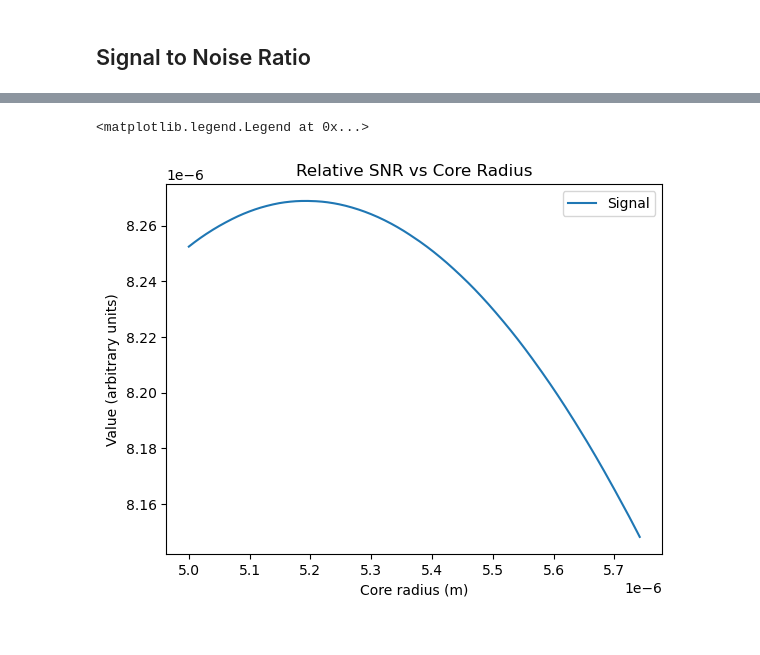
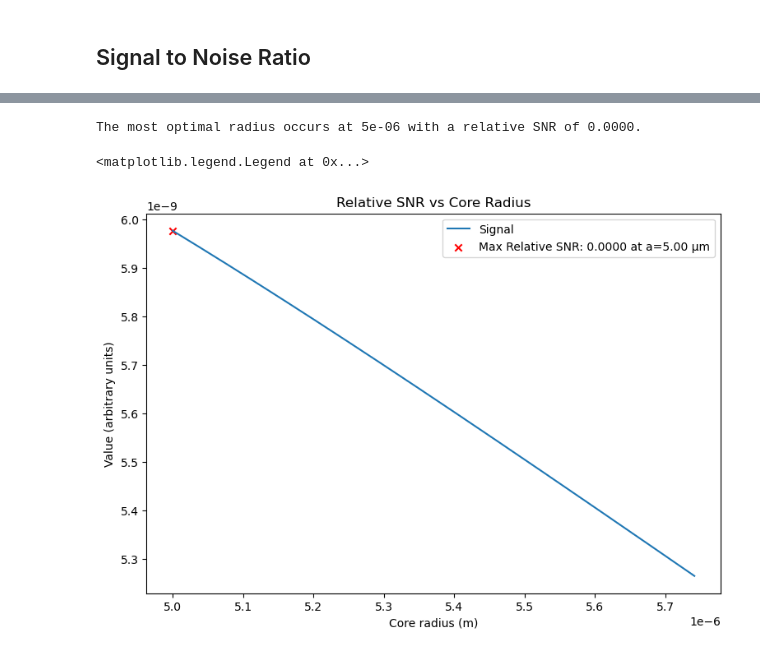
Before and after one commit to TongyueLiu/OH-Suppression-MRes-Project, a Jupyter notebook: SNR tradeoff with high efficiency or larger FOV.ipynb, the cells around one changed output, grey strips where cells are left out. Saved outputs shown, nothing was run; the diff lists cells and outputs as text; code cells hidden in the pictures.

```diff
--- a/SNR tradeoff with high efficiency or larger FOV.ipynb
+++ b/SNR tradeoff with high efficiency or larger FOV.ipynb
@@ -569,12 +541,11 @@ Subclasses:
 # %%
-I_flat = 0.2 # flat intensity of the background noise across the fibre input plane, in normalised units
+I_flat = 1.2 **2 # flat intensity of the background noise across the fibre input plane, in normalised units
 rad_to_arcsec = (180 / np.pi) * 3600 # conversion factor from radians to arcseconds
 
 FOV_array = np.zeros_like(core_radius_range)
 snr_array = np.zeros_like(core_radius_range)
 signal_array = np.zeros_like(core_radius_range)
 background_array = np.zeros_like(core_radius_range)
-
 
 plate_scale_coude = rad_to_arcsec / (F * D_M1) # in arcseconds per meter at the focal plane
 plate_scale_demag = plate_scale_coude / Magnification # in arcseconds per meter at the fibre input plane
@@ -590,7 +561,7 @@ for i, a in enumerate(core_radius_range):
     fibre_rho = np.linspace(0, cladding_radius_max / a, 10000)
     fibre_r = fibre_rho * a
 
-    core_mask = fibre_r <= a # Create a mask for the core region where the fibre can couple light
+    # core_mask = fibre_r <= a # Create a mask for the core region where the fibre can couple light
 
     # Fibre field
     E_smf, I_smf = calculate_electric_field(fibre_rho, X_root, Y_root)
@@ -600,8 +571,10 @@ for i, a in enumerate(core_radius_range):
     # Calculate Field of View for the fibre
     FOV = plate_scale_demag * 2*a # in arcseconds
 
-    Signal = 2*np.pi * integrate.simpson(I_image[core_mask] * fibre_r[core_mask], x=fibre_r[core_mask]) # Total signal coupled into the fibre, integrating over the fibre cross-section
-    Background = np.pi * I_flat * a **2  # Total noise coupled into the fibre, integrating over the fibre cross-section
+    r_FOV = np.linspace(0, FOV, 10000) * plate_scale_demag # Convert FOV from arcseconds to meters at the fibre input plane for the core region
+
+    Signal = 2*np.pi * integrate.simpson(I_image * fibre_r, x=fibre_r) # Total signal coupled into the fibre, integrating over the fibre cross-section
+    Background = np.pi * I_flat * (FOV / 2) **2  # Total noise coupled into the fibre, integrating over the fibre cross-section
 
     snr = Signal / np.sqrt(Background) # Signal-to-noise ratio, assuming noise is dominated by the background and follows Poisson statistics
 
@@ -711,0 +648,3 @@ plt.legend()
+# %%
+efficiency_coefficient = np.divide(efficiency_array_signal, np.sqrt(efficiency_array_noise))
+efficiency_coefficient
@@ -712,10 +671,21 @@ plt.legend()
+# %%
+# The relative signal to noise is multiplied by the efficiency coefficient
+snr_rel = np.multiply(efficiency_coefficient, snr_array)
+# %%
+index_snr_rel = np.argmax(snr_rel)
+print(f'The most optimal radius occurs at {core_radius_range[index_snr_rel]} with a relative SNR of {snr_rel[index_snr_rel]:.4f}.' )
+# %% [output]
+The most optimal radius occurs at 5e-06 with a relative SNR of 0.0000.
 # %%
-plt.plot(core_radius_range, np.multiply(efficiency_array, snr_array), label='Signal')
+plt.figure(figsize=(9,6))
+plt.plot(core_radius_range, snr_rel, label='Signal')
+plt.scatter(core_radius_range[index_snr_rel], snr_rel[index_snr_rel], color='red', marker = 'x',
+            label=f'Max Relative SNR: {snr_rel[index_snr_rel]:.4f} at a={core_radius_range[index_snr_rel]*1e6:.2f} µm')
 # plt.plot(core_radius_range, snr_rel_array, label='Relative SNR')
 plt.xlabel('Core radius (m)')
 plt.ylabel('Value (arbitrary units)')
 plt.title('Relative SNR vs Core Radius')
 plt.legend()
 # %% [output]
 <matplotlib.legend.Legend at 0x...>
-[figure, old version]
+[figure, new version]
```
Also changed, not shown: parts of 58 cells of this notebook, 2 other files.
